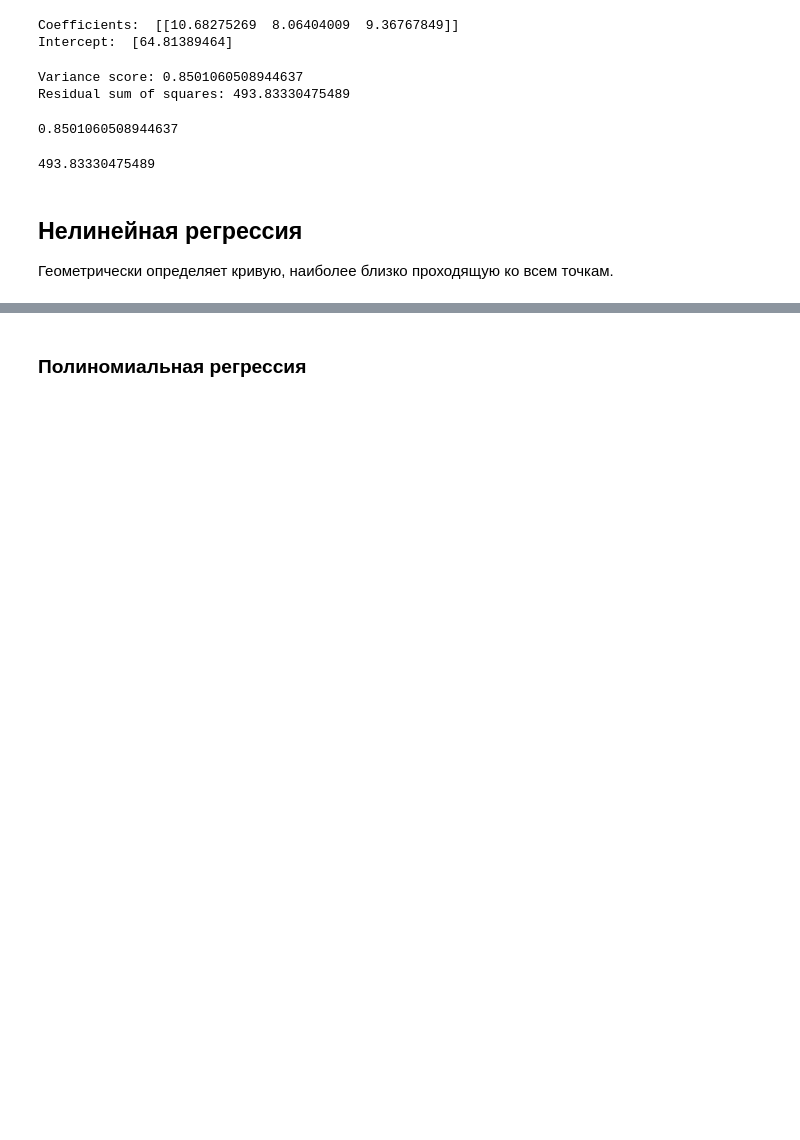
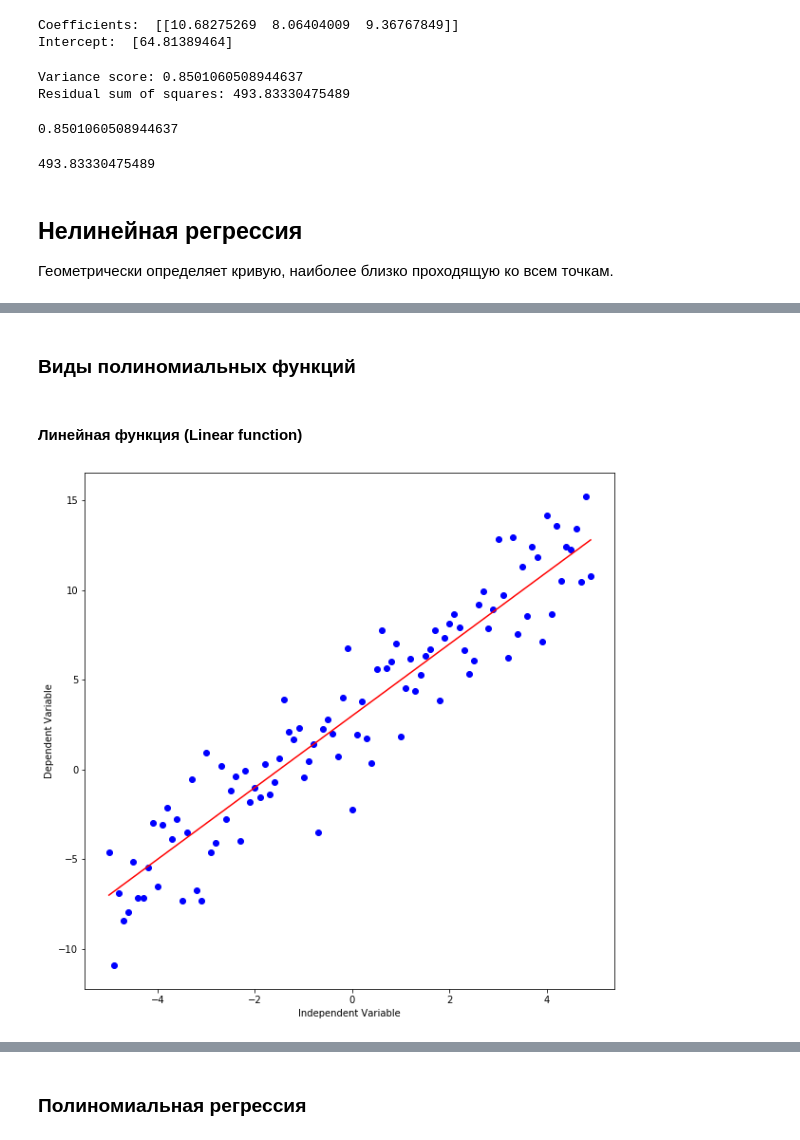
Before and after one commit to ryndovaira-org/data_science_lectures, a Jupyter notebook: 3_2_modeling_ml/3_1_1_regression/1_regression.ipynb, the cells around one changed output, grey strips where cells are left out. Saved outputs shown, nothing was run; the diff lists cells and outputs as text; code cells hidden in the pictures; blank space fills up the shorter version.

```diff
--- a/3_2_modeling_ml/3_1_1_regression/1_regression.ipynb
+++ b/3_2_modeling_ml/3_1_1_regression/1_regression.ipynb
@@ -343,0 +355,19 @@ mean_squared_error(y_test, y_predicted, squared=True)   # эквивалентн
+# %% [markdown]
+### Виды полиномиальных функций
+# %% [markdown]
+#### Линейная функция (Linear function)
+# %%
+x = np.arange(-5.0, 5.0, 0.1)
+
+##You can adjust the slope and intercept to verify the changes in the graph
+y = 2*(x) + 3
+y_noise = 2 * np.random.normal(size=x.size)
+ydata = y + y_noise
+#plt.figure(figsize=(8,6))
+plt.plot(x, ydata,  'bo')
+plt.plot(x,y, 'r')
+plt.ylabel('Dependent Variable')
+plt.xlabel('Independent Variable')
+plt.show()
+# %% [output]
+[figure, added]
```
Also changed, not shown: parts of 15 cells of this notebook.
